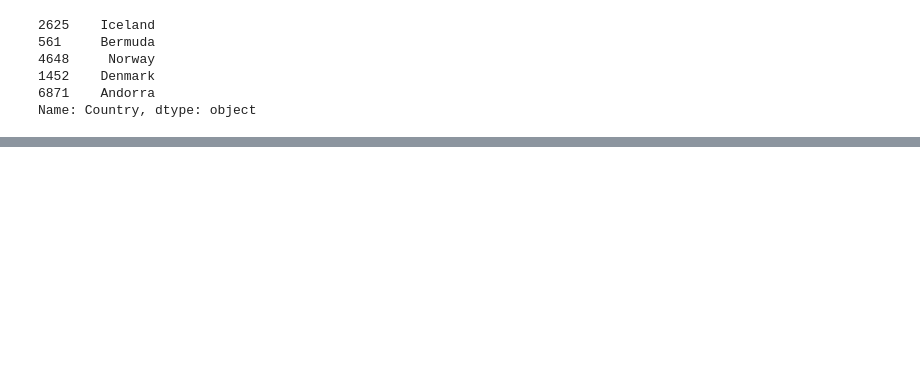
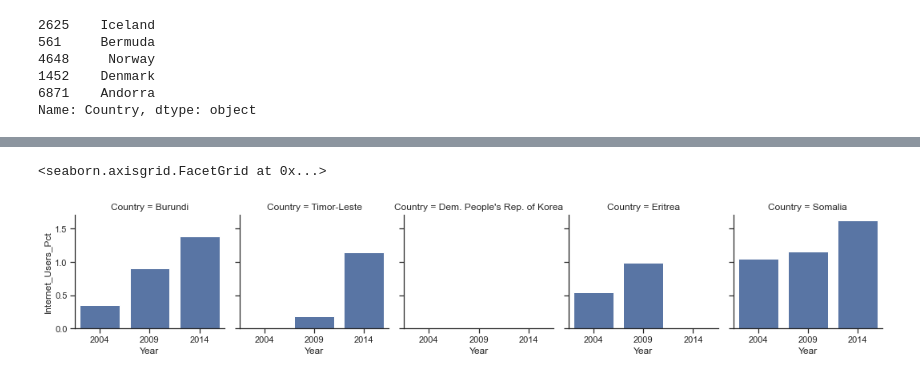
Before and after one commit to NSS-Data-Analytics-Cohort-6/gdp-and-internet-usage-Megan1034, a Jupyter notebook: notebooks/GDP_project.ipynb, the cells around one changed output, grey strips where cells are left out. Drawn from its saved outputs; the diff is of its cells as text; code cells hidden in the pictures; blank space fills up the shorter version.

```diff
--- a/notebooks/GDP_project.ipynb
+++ b/notebooks/GDP_project.ipynb
@@ -447,0 +527,3 @@ Index: []
+# %%
+bottom_5_internet = years_04_09_14[years_04_09_14['Country'].isin(["Dem. People's Rep. of Korea", 'Eritrea', 'Timor-Leste', 'Burundi', 'Somalia'])]
+print(bottom_5_internet)
@@ -447,0 +546,6 @@ Index: []
+# %%
+i2= sns.FacetGrid(bottom_5_internet, col='Country')
+i2.map_dataframe(sns.barplot, y='Internet_Users_Pct', x='Year')
+# %% [output]
+<seaborn.axisgrid.FacetGrid at 0x...>
+[figure, added]
```
Also changed, not shown: parts of 55 cells of this notebook.
